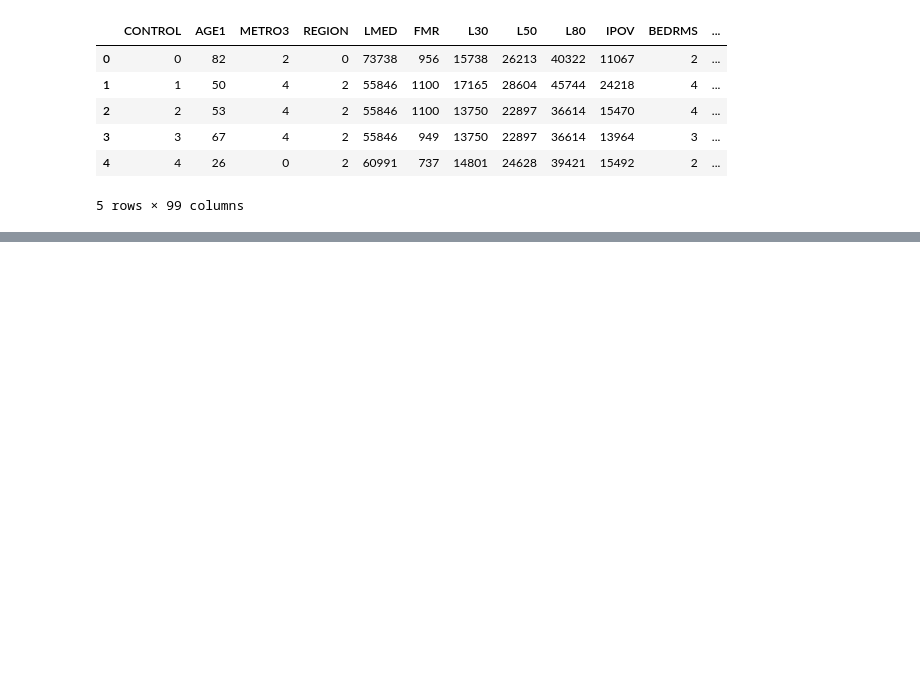
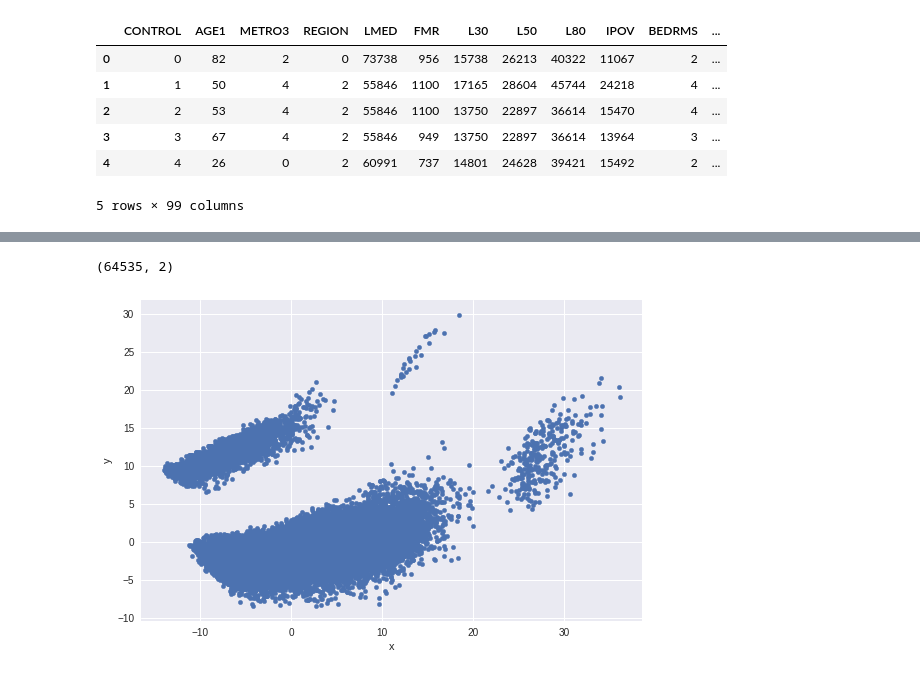
Before and after one commit to rawalk/DS-Unit-1-Sprint-3-Linear-Algebra, a Jupyter notebook: module3-dimensionality-reduction/LS_DS_133_High_Dimensional_Data_Assignment.ipynb, the cells around one changed output, grey strips where cells are left out. Saved outputs shown, nothing was run; the diff lists cells and outputs as text; code cells hidden in the pictures; blank space fills up the shorter version.

```diff
--- a/module3-dimensionality-reduction/LS_DS_133_High_Dimensional_Data_Assignment.ipynb
+++ b/module3-dimensionality-reduction/LS_DS_133_High_Dimensional_Data_Assignment.ipynb
@@ -469,0 +453,16 @@ Length: 99, dtype: object
+# %%
+### Your Code Here
+from sklearn.decomposition import PCA
+from sklearn.preprocessing import StandardScaler
+
+# 1. Standardardizing the data with some scalar.
+scaler = StandardScaler()
+standardized_data = scaler.fit_transform(national_processed)
+# %%
+# using the PCA function.
+pca = PCA(2)
+pca.fit(standardized_data)
+
+# access values and vectors
+print("\n Eigenvectors: \n", pca.components_)
+print("\n Eigenvalues: \n",pca.explained_variance_)
@@ -470,3 +487,17 @@ Length: 99, dtype: object
+# %%
+# the projected data from the PCA transform of the standardized data.
+projected_data = pca.transform(standardized_data)
+projected_data.shape
+# %% [output]
+(64535, 2)
+# %%
+# graphing the data
+plt.style.use('seaborn')
+data = {"x": projected_data[:, 0], "y": projected_data[:, 1]}
+data = pd.DataFrame(data)
+data.plot.scatter(x='x', y='y');
+# %% [output]
+[figure, added]
 # %% [markdown]
 # Stretch Goals
 
```
Also changed, not shown: parts of 5 cells of this notebook.
